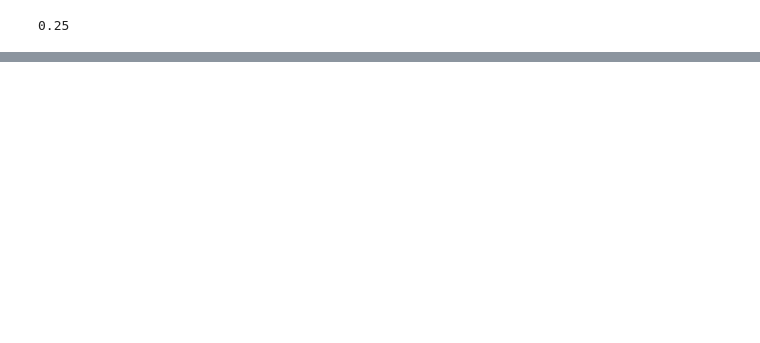
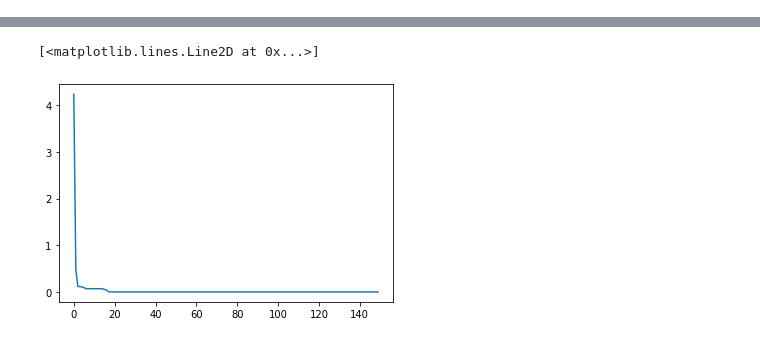
Before and after one commit to Elktrn/HomoSapiens_Optimization_Algorithm_Continuous, a Jupyter notebook: homo.ipynb, the cells around one changed output, grey strips where cells are left out. Cells and saved outputs as stored; diff of their text form; code cells hidden in the pictures; blank space fills up the shorter version.

```diff
--- a/homo.ipynb
+++ b/homo.ipynb
@@ -10,6 +17,10 @@ def levy( x ):
     return (sin( pi * z[0] )**2
         + sum( (z[:-1] - 1)**2 * (1 + 10 * sin( pi * z[:-1] + 1 )**2 ))
         +       (z[-1] - 1)**2 * (1 + sin( 2 * pi * z[-1] )**2 ))
-levy([1,1,1,1,1,1,1,1,-1])
+levy([1,1,1,1,1,1,1,1,8])
+
+def ackley(x):
+    return -20.0 * exp(-0.2 * sqrt(0.5 * (x[0]**2 + x[1]**2)))-exp(0.5 * (cos(2 *pi * x[0])+cos(2 * pi * x[1]))) + e + 20
+def rastrigin(X):
+    A = 10
+    return A * len(X) + sum([(x**2 - A * np.cos(2 * pi * x)) for x in X])
-# %% [output]
-0.25
@@ -38,0 +72,37 @@ class Bop:
+# %%
+    def offspting_cunductor():
+        direction=np.zeros(2)
+        direction[random.choice(np.arange(direction.size))]=random.uniform(-0.07, + 0.07,size=1)
+        return direction
+# %%
+loss_function=rastrigin
+initial_population=50
+population=[]
+initial_locations=[random.uniform(-4, +4,size=2) for i in range(initial_population)]
+initial_directions=[random.uniform(-0.1, +0.1,size=2) for i in range(initial_population)]
+health_decay=0.95
+for l,d in zip(initial_locations,initial_directions):
+    population.append(Organism(l,d,health_decay,loss_function))
+population.sort(key=lambda organism: organism.loss)
+rounds=150
+elites=[]
+for r in range(rounds):
+    spring_counts=10
+    dead_flag=[]
+    offsprings=[]
+    population.sort(key=lambda organism: organism.loss)
+    elites.append(population[0].loss)
+    print(f"iteration:{r} population size:{len(population)} best location:   loss:{population[0].loss}")#{population[0].location}
+    for organism in population:
+        if spring_counts>0:
+            base_location=organism.clone()
+            for i in range(spring_counts):
+                offsprings.append(Organism(base_location,offspting_cunductor(),health_decay,loss_function))
+            spring_counts-=1
+            dead_flag.append(False)
+        else:
+            dead_flag.append(organism.move(levy))
+    dead_flag=np.where(np.array(dead_flag, dtype=bool)==True)
+    population=[i for j, i in enumerate(population) if j not in dead_flag[0]] + offsprings
+plt.plot(elites)
+# %% [output]
@@ -38,0 +126,2 @@ class Bop:
+[<matplotlib.lines.Line2D at 0x...>]
+[figure, added]
```
Also changed, not shown: parts of 7 cells of this notebook.
